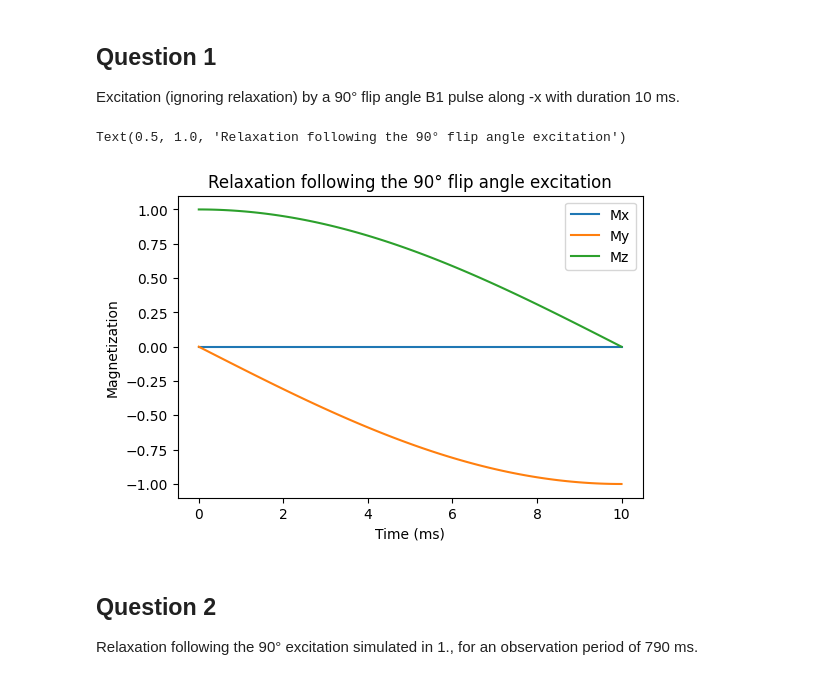
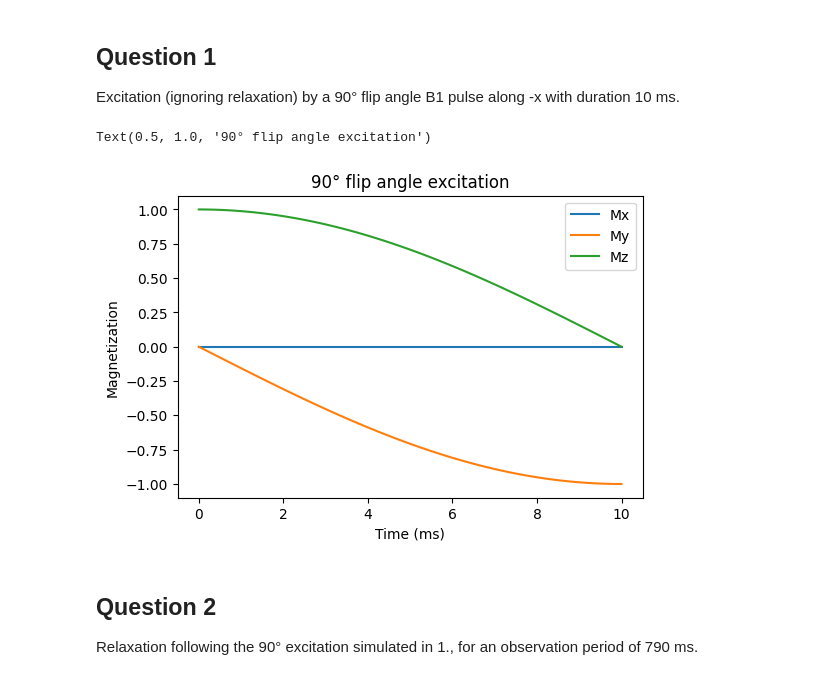
Before and after one commit to murillo-teixeira/medical-imaging-assignments, a Jupyter notebook: 4. Lab 4/Lab4.ipynb, the cells around one changed output. Cells and saved outputs as stored; diff of their text form; code cells hidden in the pictures.

```diff
--- a/4. Lab 4/Lab4.ipynb
+++ b/4. Lab 4/Lab4.ipynb
@@ -59,15 +89,15 @@ Excitation (ignoring relaxation) by a 90° flip angle B1 pulse along -x with dur
 # %%
 M = [M0]
 
 # Excitation
 excitation(M, dt, duration = 10, flip_angle = 90)
 
 # Plotting magnetization
 plotMagnetization(dt, M)
-plt.title("Relaxation following the 90° flip angle excitation")
+plt.title("90° flip angle excitation")
 # %% [output]
-Text(0.5, 1.0, 'Relaxation following the 90° flip angle excitation')
+Text(0.5, 1.0, '90° flip angle excitation')
-[figure, old version]
+[figure, new version]
 # %% [markdown]
 ## Question 2
 
```
Also changed, not shown: parts of 18 cells of this notebook, 4 other files.
